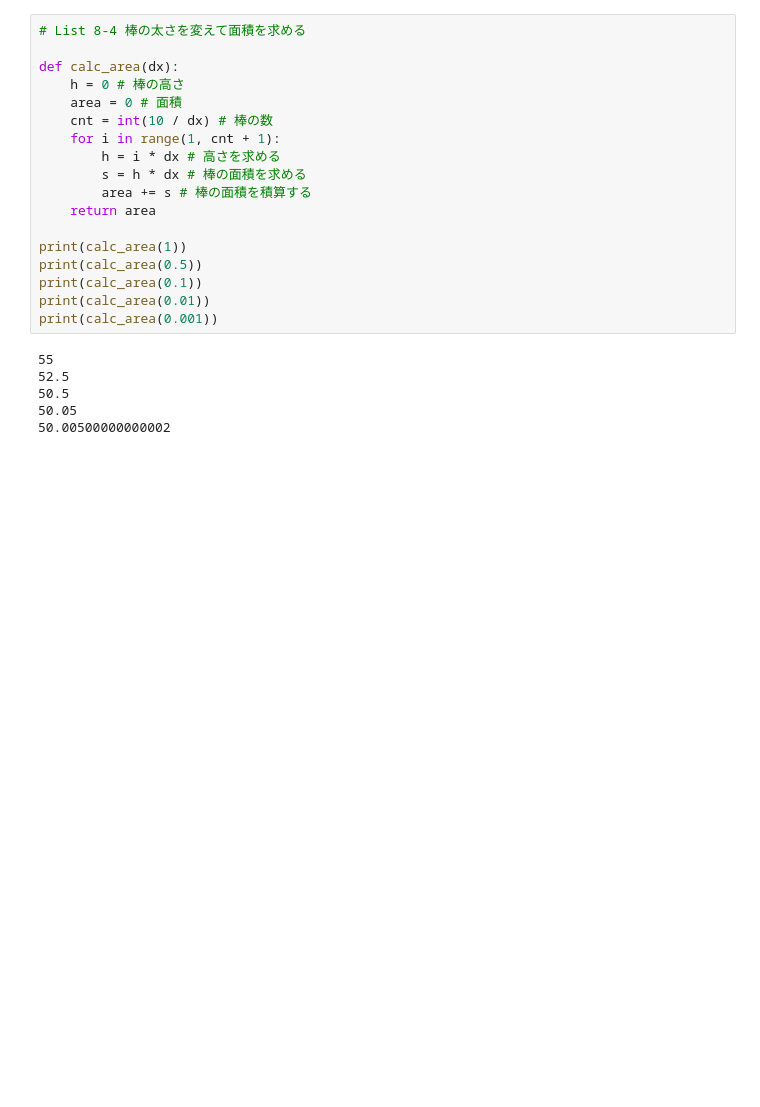
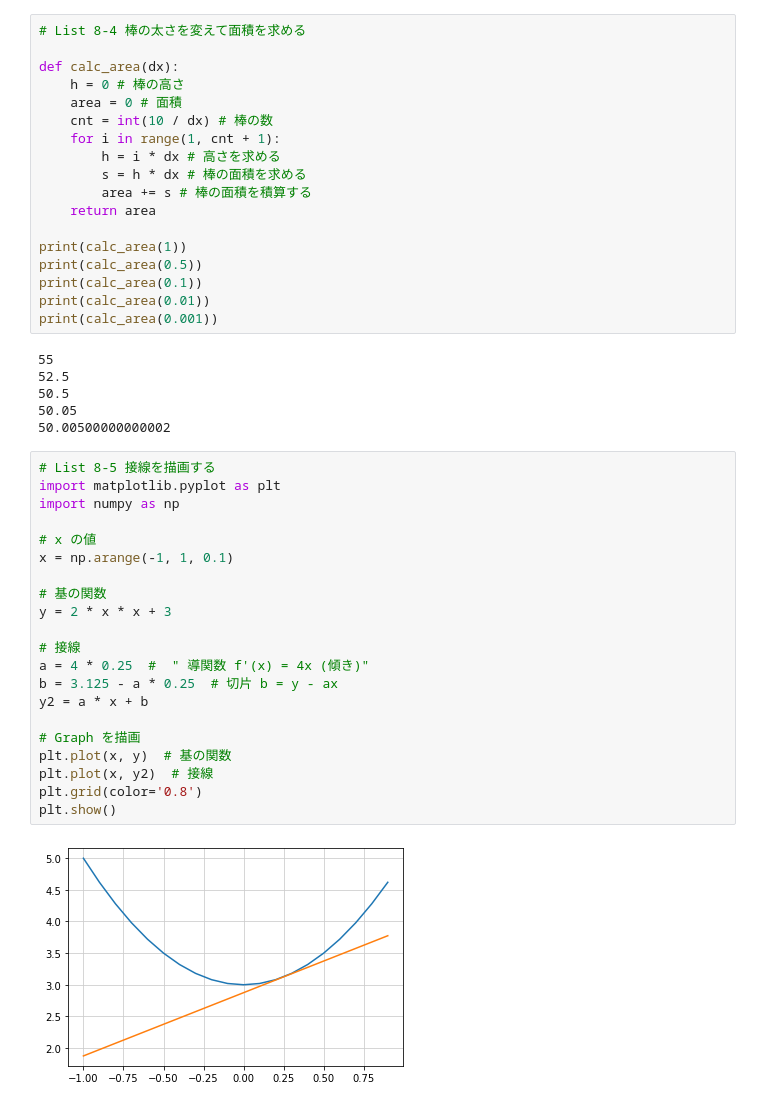
Before and after one commit to 1024xx4/high_school_math, a Jupyter notebook: differential_and_integral.ipynb, the cells around one changed output. Drawn from its saved outputs; the diff is of its cells as text; blank space fills up the shorter version.

Commit message:
Practice: 接線を描画する

```diff
--- a/differential_and_integral.ipynb
+++ b/differential_and_integral.ipynb
@@ -78,3 +78,26 @@ print(calc_area(0.001))
 50.5
 50.05
 50.00500000000002
+# %%
+# List 8-5 接線を描画する
+import matplotlib.pyplot as plt
+import numpy as np
+
+# x の値
+x = np.arange(-1, 1, 0.1)
+
+# 基の関数
+y = 2 * x * x + 3
+
+# 接線
+a = 4 * 0.25  #  " 導関数 f'(x) = 4x (傾き)"
+b = 3.125 - a * 0.25  # 切片 b = y - ax
+y2 = a * x + b
+
+# Graph を描画
+plt.plot(x, y)  # 基の関数
+plt.plot(x, y2)  # 接線
+plt.grid(color='0.8')
+plt.show()
+# %% [output]
+[figure, added]
```
